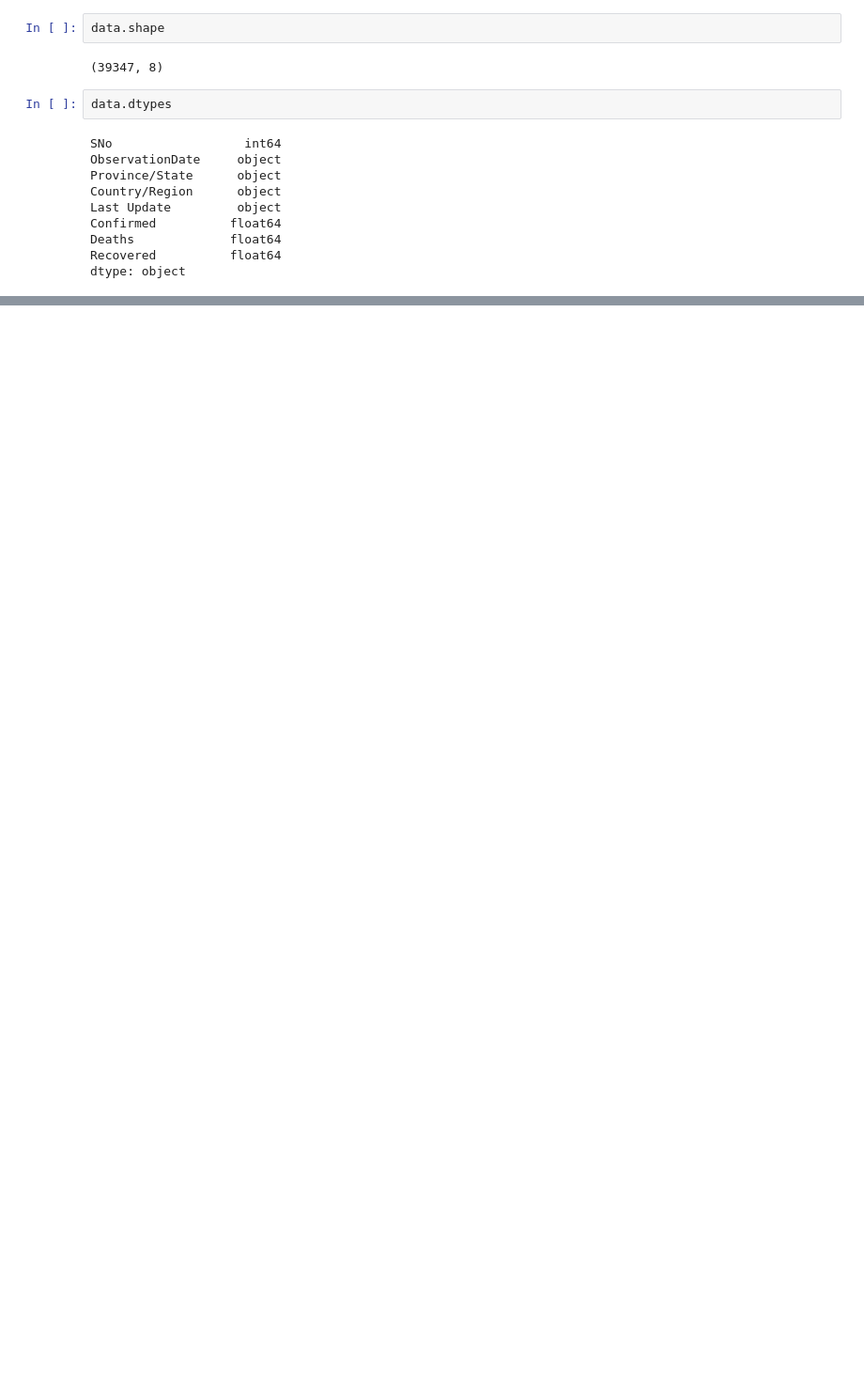
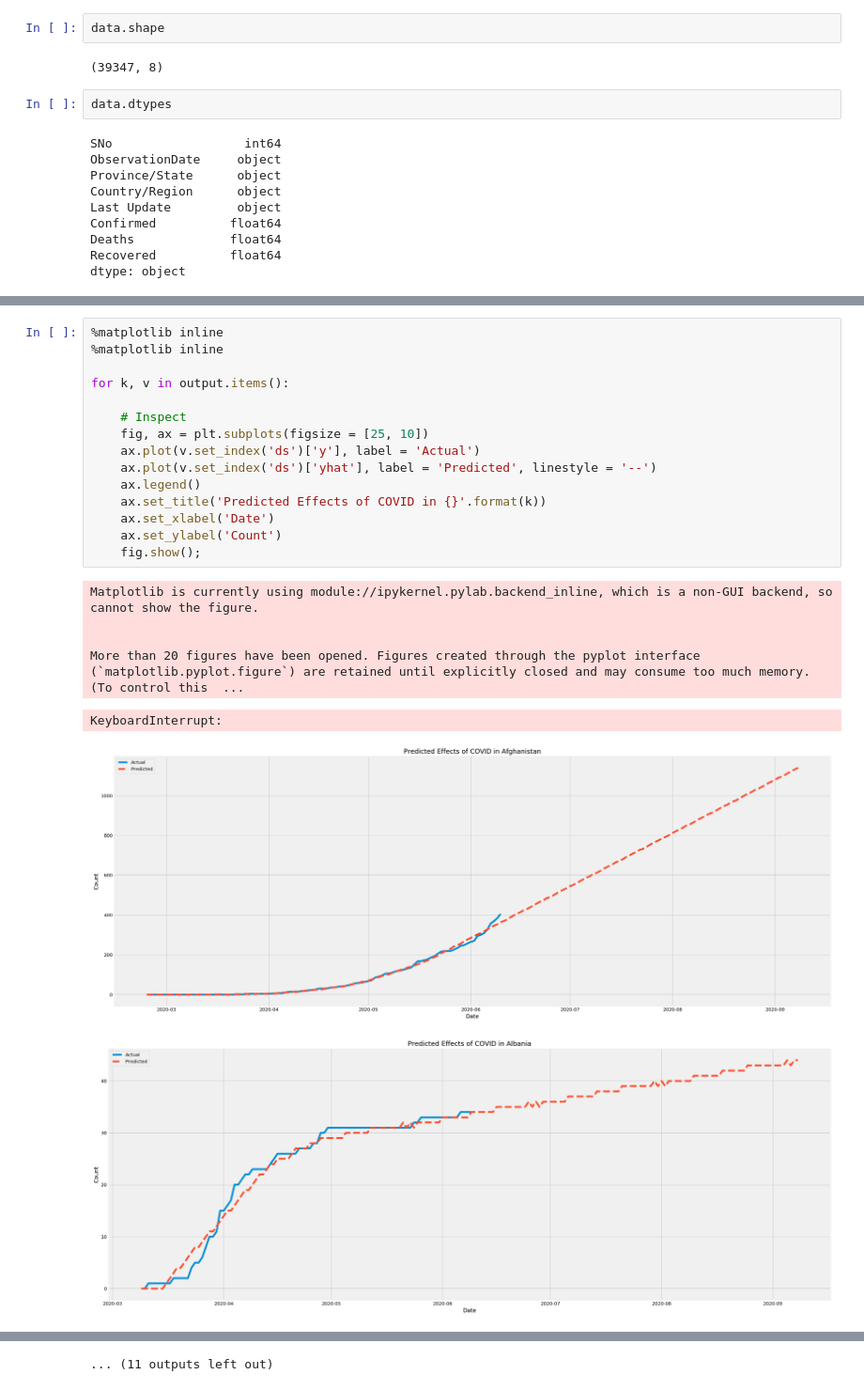
Before and after one commit to datadoctor100/kaggle, a Jupyter notebook: covidfcst.ipynb, the cells around one changed output, grey strips where cells are left out. Shown at 94% size. Saved outputs shown, nothing was run; the diff lists cells and outputs as text; blank space fills up the shorter version.

```diff
--- a/covidfcst.ipynb
+++ b/covidfcst.ipynb
@@ -166,0 +552,23 @@ INFO:fbprophet:Disabling daily seasonality. Run prophet with daily_seasonality=T
+# %%
+%matplotlib inline
+%matplotlib inline
+
+for k, v in output.items():
+
+    # Inspect
+    fig, ax = plt.subplots(figsize = [25, 10])
+    ax.plot(v.set_index('ds')['y'], label = 'Actual')
+    ax.plot(v.set_index('ds')['yhat'], label = 'Predicted', linestyle = '--')
+    ax.legend()
+    ax.set_title('Predicted Effects of COVID in {}'.format(k))
+    ax.set_xlabel('Date')
+    ax.set_ylabel('Count')
+    fig.show();
+# %% [output]
+Matplotlib is currently using module://ipykernel.pylab.backend_inline, which is a non-GUI backend, so cannot show the figure.
+
+
+More than 20 figures have been opened. Figures created through the pyplot interface (`matplotlib.pyplot.figure`) are retained until explicitly closed and may consume too much memory. (To control this  ...
+KeyboardInterrupt:
+[figure, added]
+[figure, added]
@@ -166,0 +583 @@ INFO:fbprophet:Disabling daily seasonality. Run prophet with daily_seasonality=T
+... (11 outputs left out)
```
Also changed, not shown: parts of 27 cells of this notebook.
